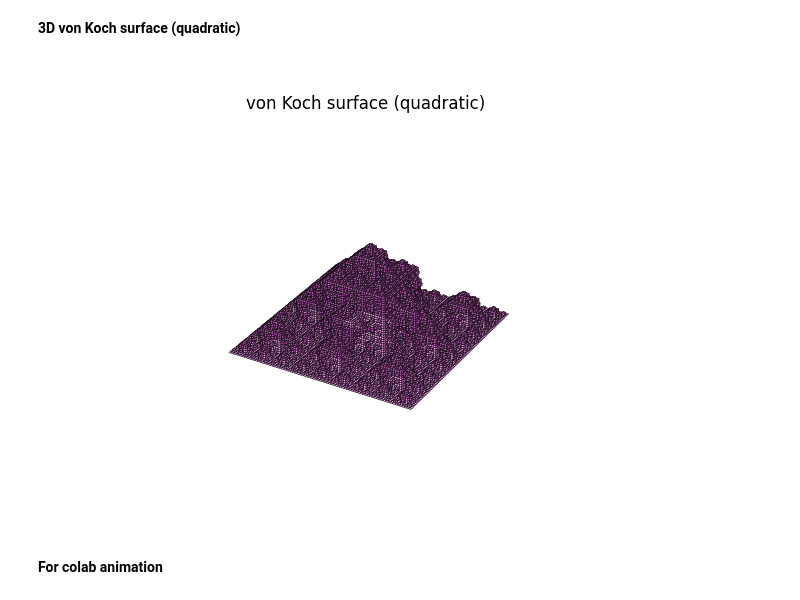
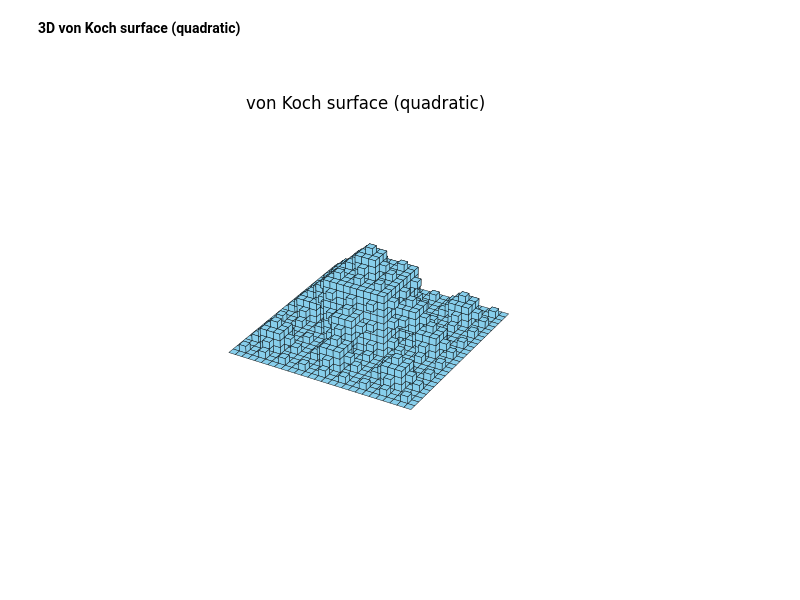
Before and after one commit to SteamMachinist/task7fractals, a Jupyter notebook: fractals.ipynb, the cells around one changed output. Drawn from its saved outputs; the diff is of its cells as text; code cells hidden in the pictures; blank space fills up the shorter version.

```diff
--- a/fractals.ipynb
+++ b/fractals.ipynb
@@ -7,7 +7,7 @@ import matplotlib.pyplot as plt
 import numpy as np
 
 
-iterations = 4
+iterations = 3
 n = 4
 
 def split_into_16points(points):
@@ -87,33 +87,31 @@ def hide_axes():
     ax.w_xaxis.set_pane_color(color_tuple)
     ax.w_yaxis.set_pane_color(color_tuple)
     ax.w_zaxis.set_pane_color(color_tuple)
     ax.w_xaxis.line.set_color(color_tuple)
     ax.w_yaxis.line.set_color(color_tuple)
     ax.w_zaxis.line.set_color(color_tuple)
     ax.set_xticks([])
     ax.set_yticks([])
     ax.set_zticks([])
     ax.set_xlabel('')
     ax.set_ylabel('')
     ax.set_zlabel('')
 
 
 def config_axes():
     ax.set_title('von Koch surface (quadratic)')
     ax.set_box_aspect([1,1,1])
     ax.set_xlim([-1,101])
     ax.set_ylim([-1,101])
     ax.set_zlim([-1,101])
     ax.set_xlabel('x')
     ax.set_ylabel('y')
     ax.set_zlabel('z')
 
 
 config_axes()
 hide_axes()
 ax.add_collection3d(Poly3DCollection([square.points for square in squares], edgecolors='k', facecolors='skyblue', linewidths=0.3))
 plt.show()
 # %% [output]
-[figure, old version]
+[figure, new version]
-# %% [markdown]
-**For colab animation**
```
Also changed, not shown: parts of 1 cell of this notebook.
